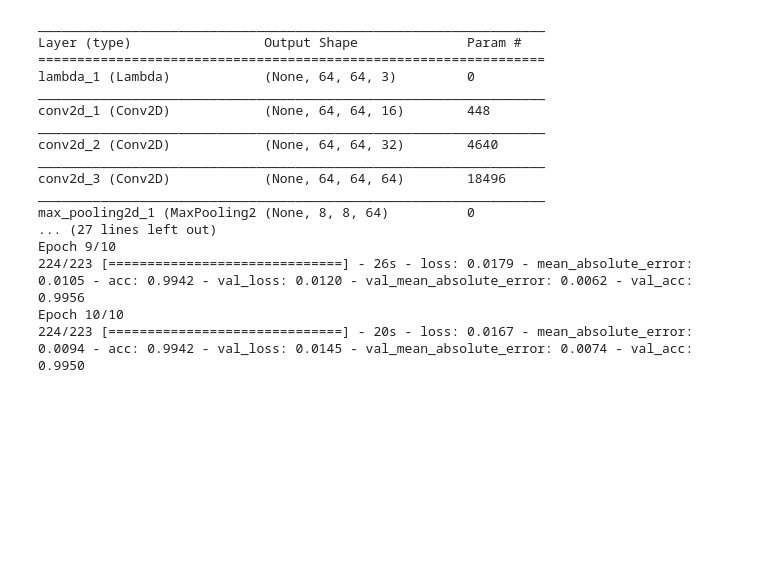
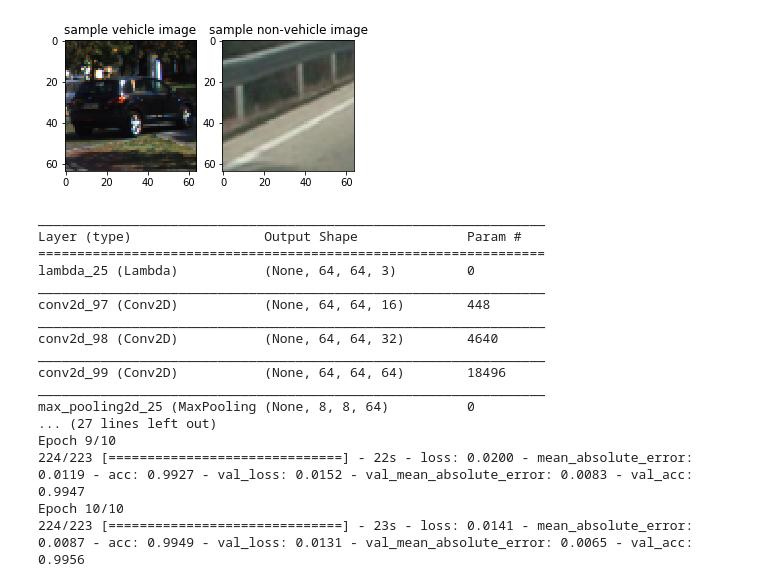
Before and after one commit to tmandal/CarND-Vehicle-Detection, a Jupyter notebook: Vehicle_Detection_CNN.ipynb, the cells around one changed output. Cells and saved outputs as stored; diff of their text form; code cells hidden in the pictures; blank space fills up the shorter version.

```diff
--- a/Vehicle_Detection_CNN.ipynb
+++ b/Vehicle_Detection_CNN.ipynb
@@ -19,18 +17,33 @@ Using TensorFlow backend.
 # %%
 def listOfAllFilesInDir(dir):
     filenames = []
     for root, subdirs, files in os.walk(dir):
         if (len(files) > 0):
             filenames.extend([os.path.join(root, filename) for filename in files])
     return filenames
 
-def getSamples():
+def getSamples(just_visualize=False):
     # Read in cars and notcars
     car_filenames = listOfAllFilesInDir('vehicles')
     notcar_filenames = listOfAllFilesInDir('non-vehicles')
-    samples = [(filename, 1) for filename in car_filenames]
-    samples.extend([(filename, 0) for filename in notcar_filenames])
-    return samples
+    if just_visualize:
+        car_image = cv2.imread(car_filenames[-1])
+        plt.figure(figsize=(8, 16))
+        plt.subplot(131)
+        plt.imshow(cv2.cvtColor(car_image, cv2.COLOR_BGR2RGB))
+        plt.title('sample vehicle image')
+        notcar_image = cv2.imread(notcar_filenames[-1])
+        plt.subplot(132)
+        plt.imshow(cv2.cvtColor(notcar_image, cv2.COLOR_BGR2RGB))
+        plt.title('sample non-vehicle image')
+    else:
+        samples = [(filename, 1) for filename in car_filenames]
+        samples.extend([(filename, 0) for filename in notcar_filenames])
+        return samples
+
+getSamples(just_visualize=True)
+# %% [output]
+[figure, added]
 # %%
 def xformImage(image, input_color_space='BGR'):
     output_color_space = 'RGB'
@@ -157,20 +170,20 @@ train()
 _________________________________________________________________
 Layer (type)                 Output Shape              Param #
 =================================================================
-lambda_1 (Lambda)            (None, 64, 64, 3)         0
+lambda_25 (Lambda)           (None, 64, 64, 3)         0
 _________________________________________________________________
-conv2d_1 (Conv2D)            (None, 64, 64, 16)        448
+conv2d_97 (Conv2D)           (None, 64, 64, 16)        448
 _________________________________________________________________
-conv2d_2 (Conv2D)            (None, 64, 64, 32)        4640
+conv2d_98 (Conv2D)           (None, 64, 64, 32)        4640
 _________________________________________________________________
-conv2d_3 (Conv2D)            (None, 64, 64, 64)        18496
+conv2d_99 (Conv2D)           (None, 64, 64, 64)        18496
 _________________________________________________________________
-max_pooling2d_1 (MaxPooling2 (None, 8, 8, 64)          0
+max_pooling2d_25 (MaxPooling (None, 8, 8, 64)          0
 ... (27 lines left out)
 Epoch 9/10
-224/223 [==============================] - 26s - loss: 0.0179 - mean_absolute_error: 0.0105 - acc: 0.9942 - val_loss: 0.0120 - val_mean_absolute_error: 0.0062 - val_acc: 0.9956
+224/223 [==============================] - 22s - loss: 0.0200 - mean_absolute_error: 0.0119 - acc: 0.9927 - val_loss: 0.0152 - val_mean_absolute_error: 0.0083 - val_acc: 0.9947
 Epoch 10/10
-224/223 [==============================] - 20s - loss: 0.0167 - mean_absolute_error: 0.0094 - acc: 0.9942 - val_loss: 0.0145 - val_mean_absolute_error: 0.0074 - val_acc: 0.9950
+224/223 [==============================] - 23s - loss: 0.0141 - mean_absolute_error: 0.0087 - acc: 0.9949 - val_loss: 0.0131 - val_mean_absolute_error: 0.0065 - val_acc: 0.9956
 # %%
 def findCars(image, input_color_space, roibbox, model):
     sub_image = image[roibbox[0][1]:roibbox[1][1], roibbox[0][0]:roibbox[1][0]]
```
Also changed, not shown: parts of 4 cells of this notebook, 8 other files.
